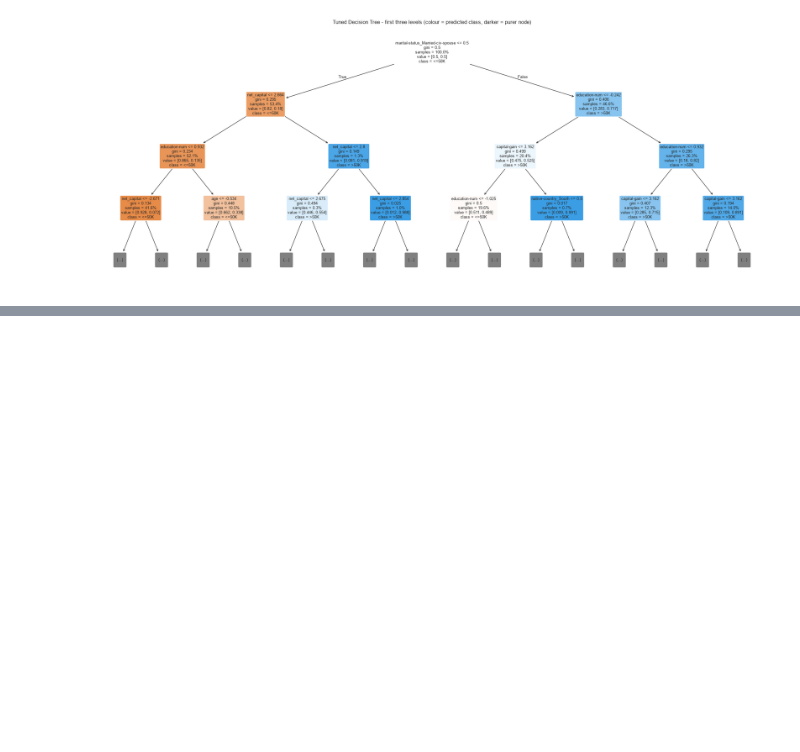
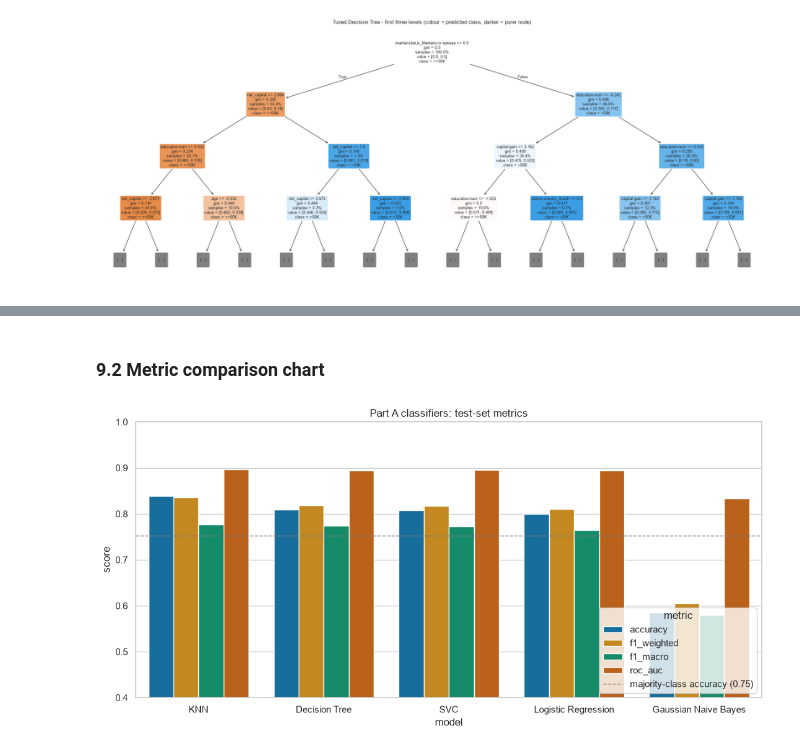
Before and after one commit to Bhargi777/23CSE301-ML-Capstone, a Jupyter notebook: notebooks/member3_classification_models.ipynb, the cells around one changed output, grey strips where cells are left out. Saved outputs shown, nothing was run; the diff lists cells and outputs as text; code cells hidden in the pictures; blank space fills up the shorter version.

```diff
--- a/notebooks/member3_classification_models.ipynb
+++ b/notebooks/member3_classification_models.ipynb
@@ -631,0 +638,6 @@ plt.show()
+# %%
+final_results = {name: score(model, X_test_scaled, y_test) for name, model in models.items()}
+comparison_df = pd.DataFrame(final_results).T.sort_values('f1_weighted', ascending=False)
+comparison_df.loc['Majority-class baseline'] = baseline_scores
+comparison_df.index.name = 'model'
+comparison_df.round(4)
@@ -631,0 +653,17 @@ plt.show()
+# %% [markdown]
+### 9.2 Metric comparison chart
+# %%
+plot_df = (comparison_df.drop(index='Majority-class baseline')[['accuracy', 'f1_weighted', 'f1_macro', 'roc_auc']]
+           .reset_index().melt(id_vars='model', var_name='metric', value_name='score'))
+plt.figure(figsize=(11, 5.5))
+ax = sns.barplot(data=plot_df, x='model', y='score', hue='metric')
+ax.axhline(baseline_scores['accuracy'], color='grey', linestyle='--', linewidth=1, label='majority-class accuracy (0.75)')
+ax.set_ylim(0.4, 1.0)
+ax.set_title('Part A classifiers: test-set metrics')
+ax.set_xlabel('model')
+ax.set_ylabel('score')
+ax.legend(title='metric', loc='lower right')
+save_fig('model_metric_comparison.png')
+plt.show()
+# %% [output]
+[figure, added]
```
Also changed, not shown: parts of 6 cells of this notebook, 3 other files.
